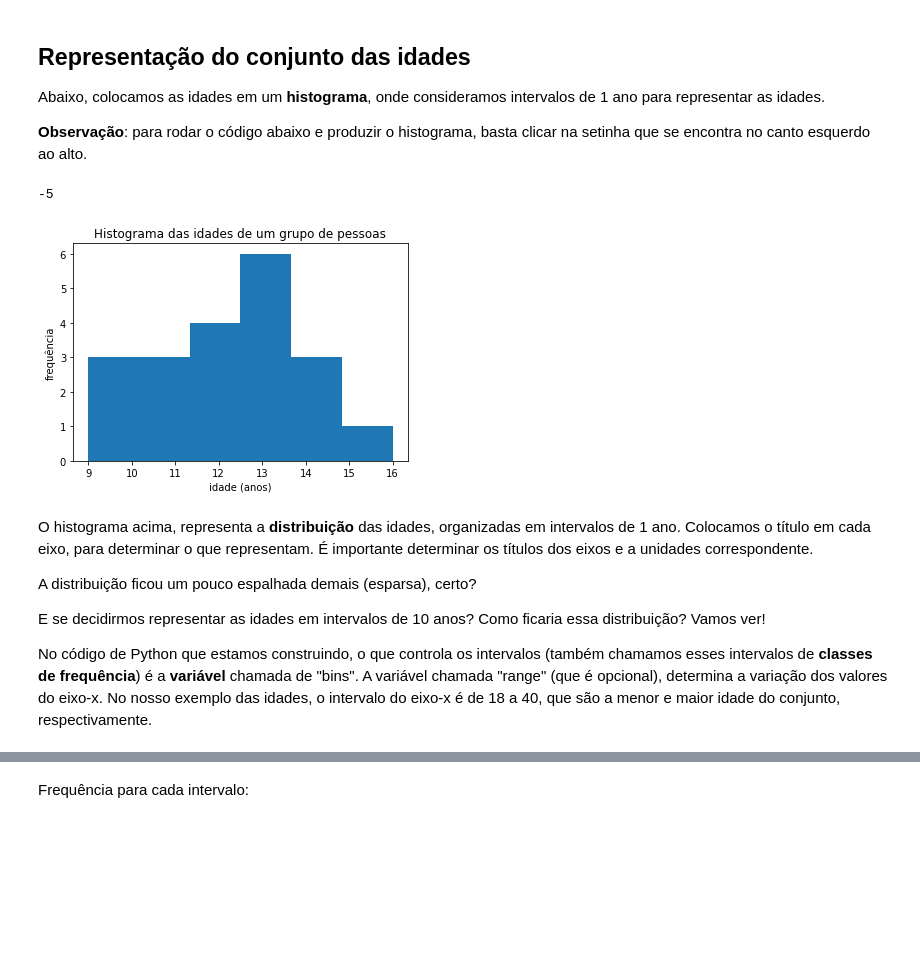
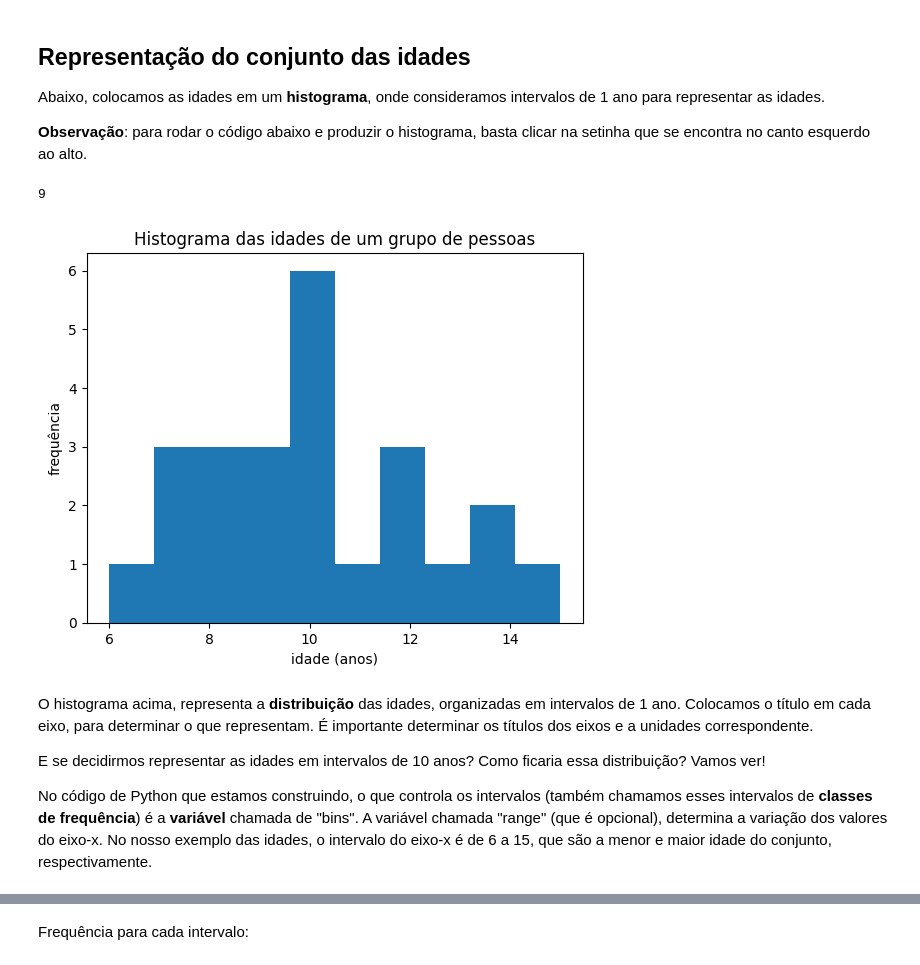
Before and after one commit to elizamelo/FisicaGeral, a Jupyter notebook: histogramasAula02Test.ipynb, the cells around one changed output, grey strips where cells are left out. Drawn from its saved outputs; the diff is of its cells as text; code cells hidden in the pictures; blank space fills up the shorter version.

```diff
--- a/histogramasAula02Test.ipynb
+++ b/histogramasAula02Test.ipynb
@@ -47,33 +47,30 @@ Por exemplo, se considerarmos o seguinte conjunto de idades de um grupo de pesso
 Abaixo, colocamos as idades em um **histograma**, onde consideramos intervalos de 1 ano para representar as idades.
 
 **Observação**: para rodar o código abaixo e produzir o histograma, basta clicar na setinha que se encontra no canto esquerdo ao alto.
-# %%
-10-15
-# %% [output]
--5
+# %%
+15-6
+# %% [output]
+9
 # %%
 import numpy as np
 import matplotlib as mpl
 import matplotlib.pyplot as plt
 
-#Turma 3 e 4
-idades = [10,11,12,13,13,14,14,15,13,12,13,11,12,10,13,11,14,12,10,13] #anos
-#idades =[22,21,20,23,25,30,20,25,19,26,21,23,25]
-plt.hist(idades, bins=6, range=[9,16])
+#Turma 2
+idades =[10, 7, 10, 11, 10, 15, 8, 12,14, 9, 6, 8, 7, 14, 10, 10, 7,12, 12, 9, 13, 10, 9, 8] #anos
+plt.hist(idades, bins=10, range=[6,15])
 plt.xlabel('idade (anos)')
 plt.ylabel('frequência')
 plt.title('Histograma das idades de um grupo de pessoas')
 
 plt.show()
 # %% [output]
-[figure, old version]
+[figure, new version]
 # %% [markdown]
 O histograma acima, representa a **distribuição** das idades, organizadas em intervalos de 1 ano. Colocamos o título em cada eixo, para determinar o que representam. É importante determinar os títulos dos eixos e a unidades correspondente.
-
-A distribuição ficou um pouco espalhada demais (esparsa), certo?
 
 E se decidirmos representar as idades em intervalos de 10 anos? Como ficaria essa distribuição?
 Vamos ver!
 
-No código de Python que estamos construindo, o que controla os intervalos (também chamamos esses intervalos de **classes de frequência**) é a **variável** chamada de "bins". A variável chamada "range" (que é opcional), determina a variação dos valores do eixo-x. No nosso exemplo das idades, o intervalo do eixo-x é de 18 a 40, que são a menor e maior idade do conjunto, respectivamente.
+No código de Python que estamos construindo, o que controla os intervalos (também chamamos esses intervalos de **classes de frequência**) é a **variável** chamada de "bins". A variável chamada "range" (que é opcional), determina a variação dos valores do eixo-x. No nosso exemplo das idades, o intervalo do eixo-x é de 6 a 15, que são a menor e maior idade do conjunto, respectivamente.
 # %%
```
Also changed, not shown: parts of 25 cells of this notebook.
